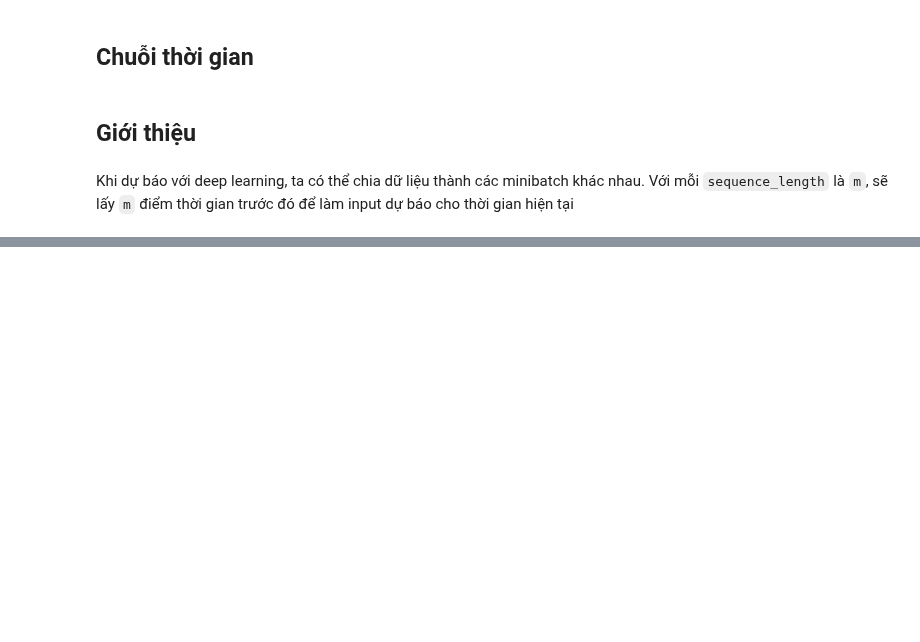
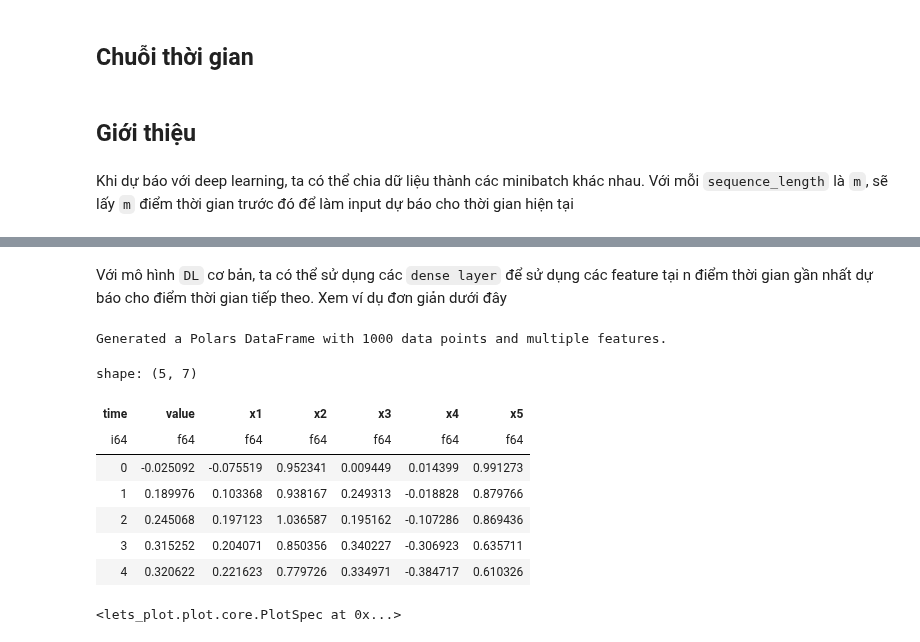
Before and after one commit to anhhd/anhhd.github.io, a Jupyter notebook: ai-book/_sources/p01-04-dl-timeseries.ipynb, the cells around one changed output, grey strips where cells are left out. Saved outputs shown, nothing was run; the diff lists cells and outputs as text; code cells hidden in the pictures; blank space fills up the shorter version.

```diff
--- a/ai-book/_sources/p01-04-dl-timeseries.ipynb
+++ b/ai-book/_sources/p01-04-dl-timeseries.ipynb
@@ -41,3 +6,0 @@ os.getcwd()
-# %%
-df = pl.read_csv("data/climate_2009_2016.csv")
-df.head()
@@ -101,12 +6,0 @@ Khi xây dựng mô hình DL, ta cần chuẩn bị dữ liệu dưới dạng a
-# %%
-import os
-fname = os.path.join("data/climate_2009_2016.csv")
-with open(fname) as f:
-    data = f.read()
-lines = data.split("\n")
-# Tên các cột
-header = lines[0].split(",")
-# Giá trị của các biến (từ dòng số 1)
-lines = lines[1:]
-print(header)
-print(len(lines))
@@ -232,3 +6,0 @@ Detected at node functional_1/flatten_1/Reshape defined at (most recent call las
-# %%
-model = keras.models.load_model("jena_dense.keras")
-print(f"Test MAE: {model.evaluate(test_dataset)[1]:.2f}")
@@ -234,0 +28,60 @@ print(f"Test MAE: {model.evaluate(test_dataset)[1]:.2f}")
+# %% [markdown]
+Với mô hình `DL` cơ bản, ta có thể sử dụng các `dense layer` để sử dụng các feature tại n điểm thời gian gần nhất dự báo cho điểm thời gian tiếp theo. Xem ví dụ đơn giản dưới đây
+# %%
+import numpy as np
+import tensorflow as tf
+from tensorflow import keras
+from tensorflow.keras.models import Sequential
+from tensorflow.keras.layers import Dense
+import polars as pl
+from lets_plot import *
+LetsPlot.setup_html()
+
+# Set a seed for reproducibility
+np.random.seed(42)
+tf.random.set_seed(42)
+
+# --- 1. Generate Synthetic Data with Multiple Features ---
+# We'll create a primary time series and five additional features that are
+# correlated with the main series.
+def generate_time_series_with_features(num_points=1000, noise_level=0.1):
+    """
+    Generates a synthetic time series as a Polars DataFrame with multiple features.
+    """
+    time = np.arange(num_points)
+
+    # Primary time series
+    series_values = np.sin(0.1 * time) + np.random.uniform(-noise_level, noise_level, num_points)
+
+    # Generate five additional correlated features
+    df = pl.DataFrame({
+        "time": time,
+        "value": series_values,
+        "x1": series_values * 0.5 + np.random.uniform(-noise_level, noise_level, num_points),
+        "x2": np.cos(0.15 * time) + np.random.uniform(-noise_level, noise_level, num_points),
+        "x3": series_values + np.random.uniform(-noise_level, noise_level, num_points),
+        "x4": -np.sin(0.08 * time) + np.random.uniform(-noise_level, noise_level, num_points),
+        "x5": np.cos(0.2 * time) - series_values * 0.5 + np.random.uniform(-noise_level, noise_level, num_points)
+    })
+    return df
+
+data_df = generate_time_series_with_features()
+print(f"Generated a Polars DataFrame with {data_df.shape[0]} data points and multiple features.")
+data_df.head()
+# %% [output]
+Generated a Polars DataFrame with 1000 data points and multiple features.
+shape: (5, 7)
+| time | value | x1 | x2 | x3 | x4 | x5 |
+| i64 | f64 | f64 | f64 | f64 | f64 | f64 |
+| 0 | -0.025092 | -0.075519 | 0.952341 | 0.009449 | 0.014399 | 0.991273 |
+| 1 | 0.189976 | 0.103368 | 0.938167 | 0.249313 | -0.018828 | 0.879766 |
+| 2 | 0.245068 | 0.197123 | 1.036587 | 0.195162 | -0.107286 | 0.869436 |
+| 3 | 0.315252 | 0.204071 | 0.850356 | 0.340227 | -0.306923 | 0.635711 |
+| 4 | 0.320622 | 0.221623 | 0.779726 | 0.334971 | -0.384717 | 0.610326 |
+# %%
+(
+    ggplot(data_df, aes("time", "value"))
+    + geom_line()
+)
+# %% [output]
+<lets_plot.plot.core.PlotSpec at 0x...>
```
Also changed, not shown: parts of 57 cells of this notebook, 27 other files.
